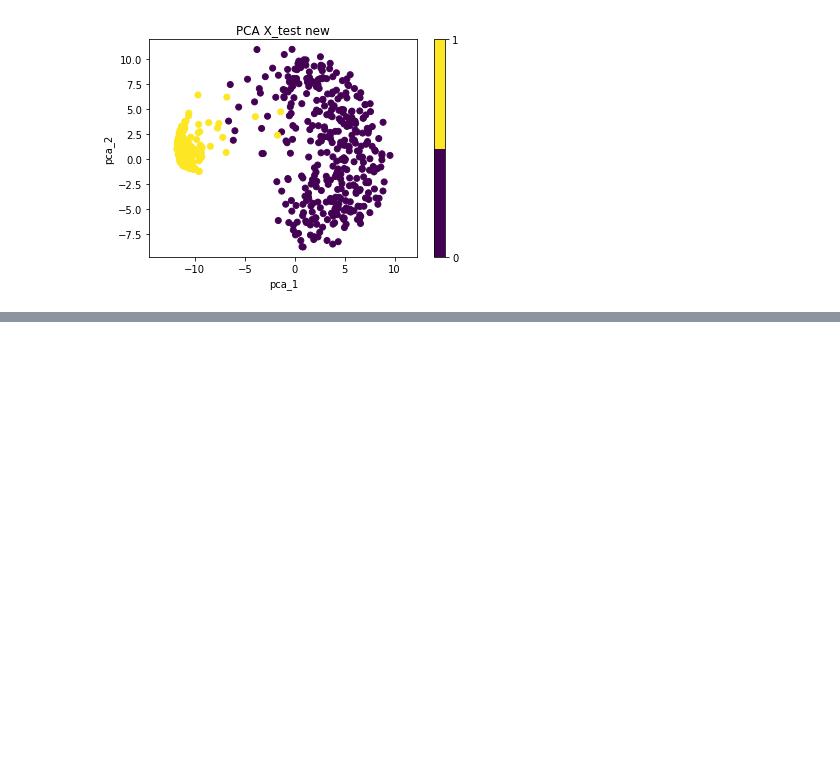
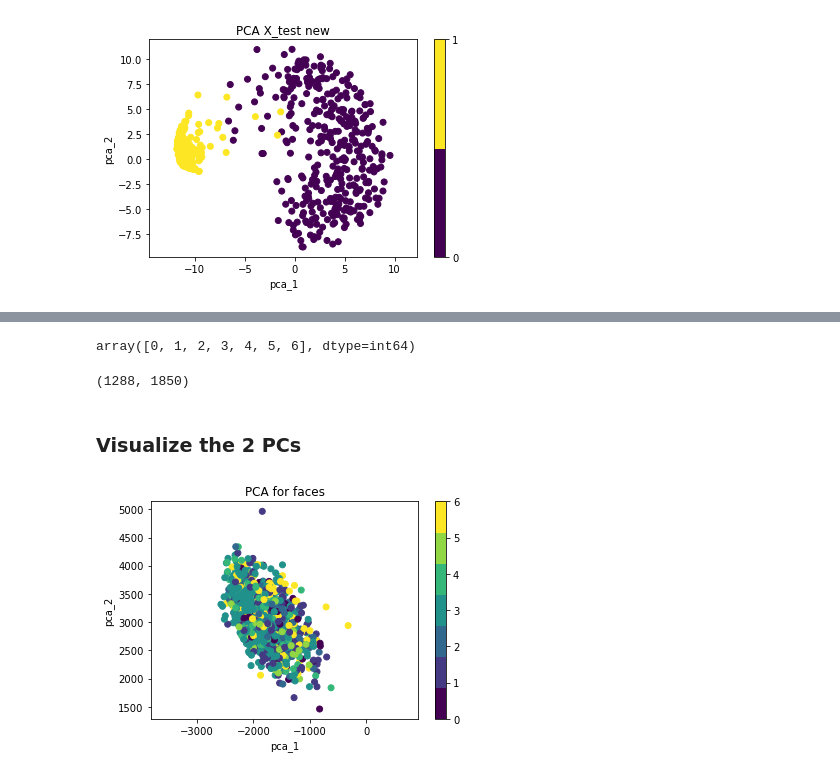
Before and after one commit to pwl482/patrec_2020, a Jupyter notebook: Assignment_5/PCA_Paul.ipynb, the cells around one changed output, grey strips where cells are left out. Cells and saved outputs as stored; diff of their text form; code cells hidden in the pictures; blank space fills up the shorter version.

```diff
--- a/Assignment_5/PCA_Paul.ipynb
+++ b/Assignment_5/PCA_Paul.ipynb
@@ -364,0 +366,11 @@ image_width: 37
+# %%
+np.unique(y_faces)
+# %% [output]
+array([0, 1, 2, 3, 4, 5, 6], dtype=int64)
+# %%
+# shape of the image h*w = 50*37 = 1850
+X_faces.shape
+# %% [output]
+(1288, 1850)
+# %% [markdown]
+### Visualize the 2 PCs
@@ -364,0 +384,16 @@ image_width: 37
+# %%
+OJA_faces = oja_pca()
+X_faces_2PCs = OJA_faces.pca_fit(X_faces, 2)
+w_faces_2PCs = OJA_faces.w_matrix
+# X_faces_2PCs
+# %%
+labs_int_faces = y_faces.astype(int)
+plt.scatter(X_faces_2PCs[:, 0], X_faces_2PCs[:, 1], c = labs_int_faces, cmap=plt.get_cmap('viridis',len(set(y_faces))))
+plt.colorbar(ticks=np.arange(0,len(set(labs_int_faces))))
+plt.xlabel('pca_1')
+plt.ylabel('pca_2')
+plt.title('PCA for faces')
+plt.axis('equal')
+plt.show()
+# %% [output]
+[figure, added]
```
Also changed, not shown: parts of 8 cells of this notebook.
